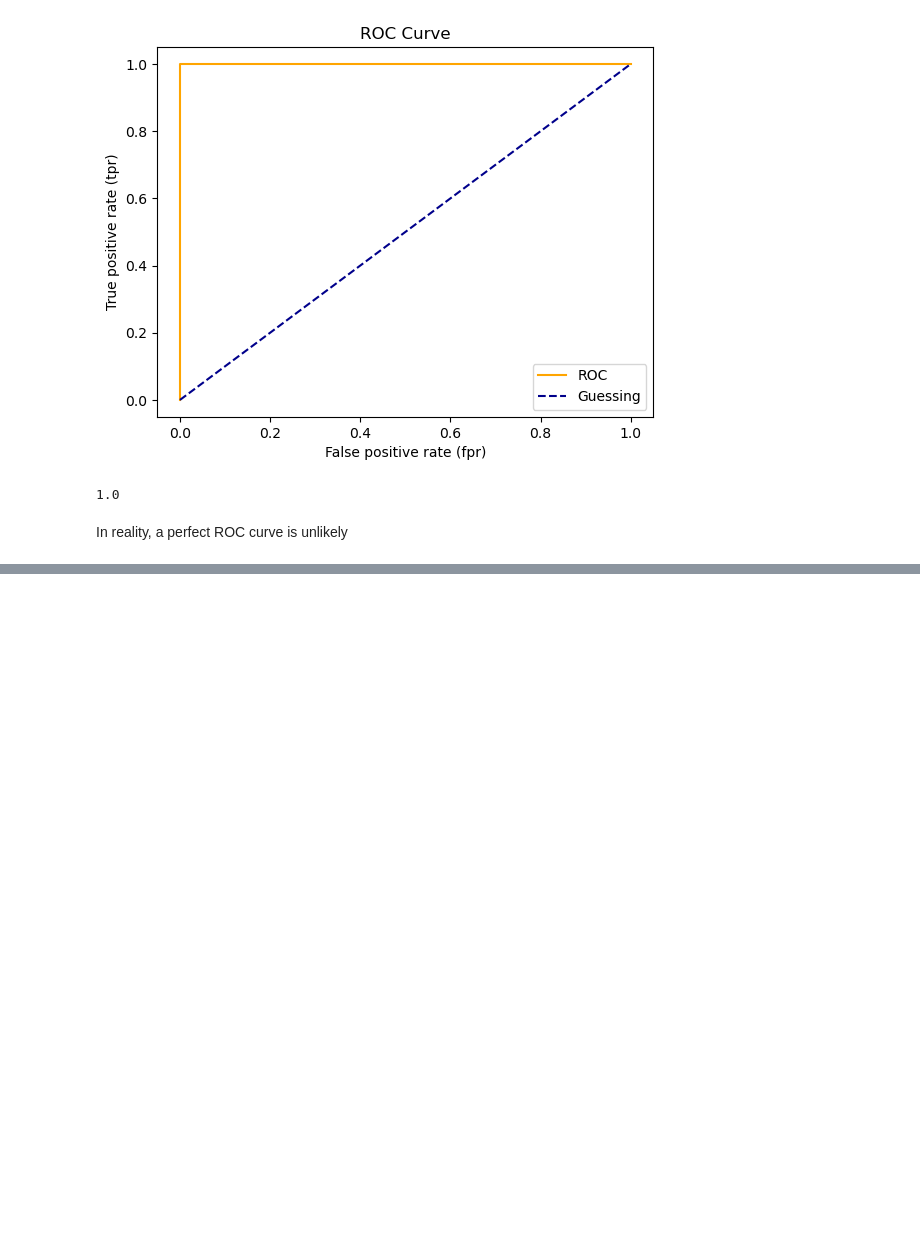
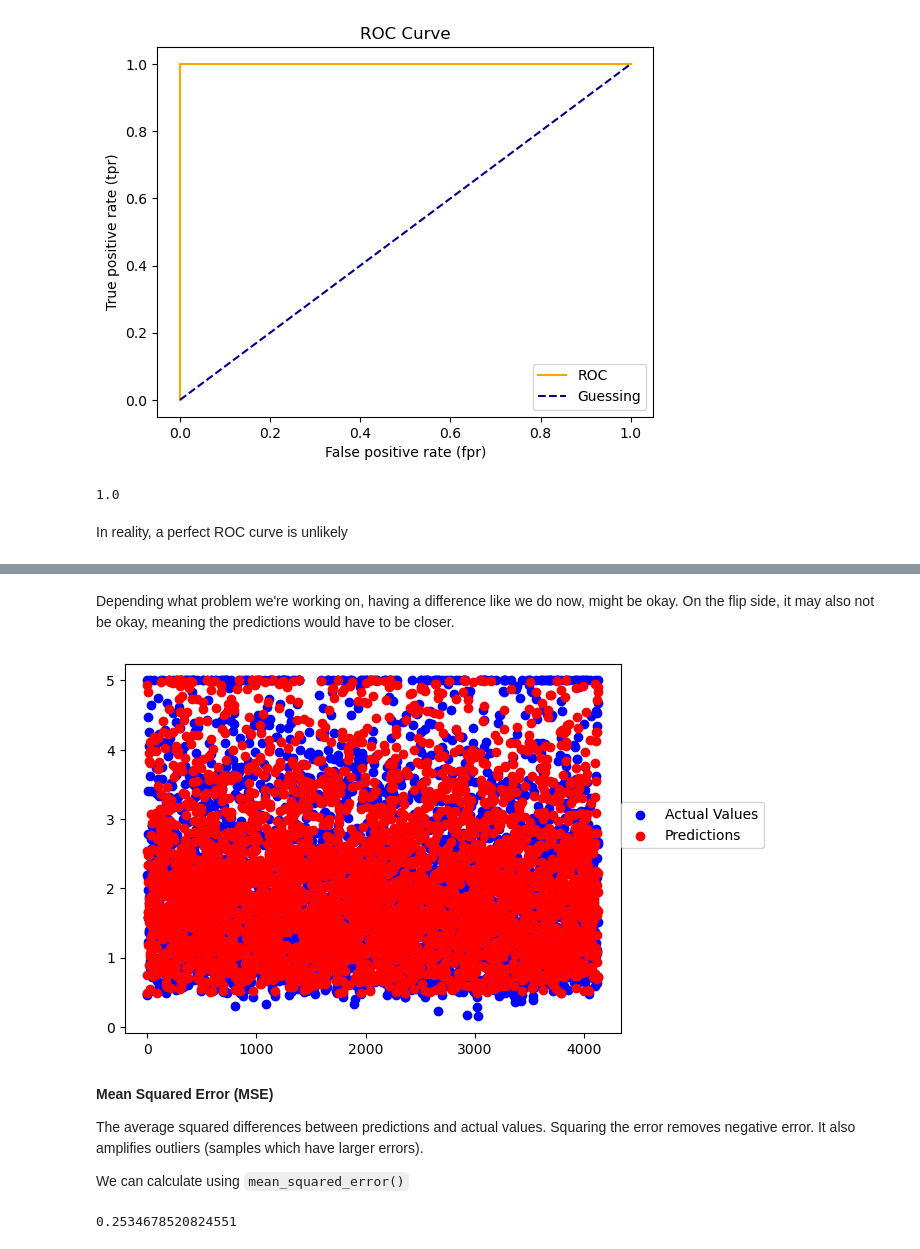
Before and after one commit to kunalprakash1309/Basic-machine-learning, a Jupyter notebook: 04-scikit/introduction-to-scikit-learn.ipynb, the cells around one changed output, grey strips where cells are left out. Drawn from its saved outputs; the diff is of its cells as text; code cells hidden in the pictures; blank space fills up the shorter version.

```diff
--- a/04-scikit/introduction-to-scikit-learn.ipynb
+++ b/04-scikit/introduction-to-scikit-learn.ipynb
@@ -978,0 +1090,16 @@ In reality, a perfect ROC curve is unlikely
+# %%
+from sklearn.ensemble import RandomForestRegressor
+
+np.random.seed(42)
+
+# Create the data
+X = housing_df.drop("target", axis=1)
+y = housing_df["target"]
+
+# Split into train and test sets
+X_train, X_test, y_train, y_test = train_test_split(X, y, test_size=0.2)
+
+model = RandomForestRegressor()
+model.fit(X_train, y_train);
+
+y_preds = model.predict(X_test)
@@ -978,0 +1153,4 @@ In reality, a perfect ROC curve is unlikely
+# %%
+df = pd.DataFrame(data={"actual values": y_test,
+                       "predictions": y_preds})
+df
@@ -978,0 +1171,23 @@ In reality, a perfect ROC curve is unlikely
+# %% [markdown]
+Depending what problem we're working on, having a difference like we do now, might be okay. On the flip side, it may also not be okay, meaning the predictions would have to be closer.
+# %%
+fig, ax = plt.subplots()
+x = np.arange(0, len(df), 1)
+ax.scatter(x, df["actual values"], c='b', label="Actual Values")
+ax.scatter(x, df["predictions"], c='r', label="Predictions")
+ax.legend(loc=(1,0.5));
+# %% [output]
+[figure, added]
+# %% [markdown]
+**Mean Squared Error (MSE)**
+
+The average squared differences between predictions and actual values. Squaring the error removes negative error. It also amplifies outliers (samples which have larger errors).
+
+We can calculate using `mean_squared_error()`
+# %%
+from sklearn.metrics import mean_squared_error
+
+mse = mean_squared_error(y_test, y_preds)
+mse
+# %% [output]
+0.2534678520824551
```
Also changed, not shown: parts of 28 cells of this notebook.
